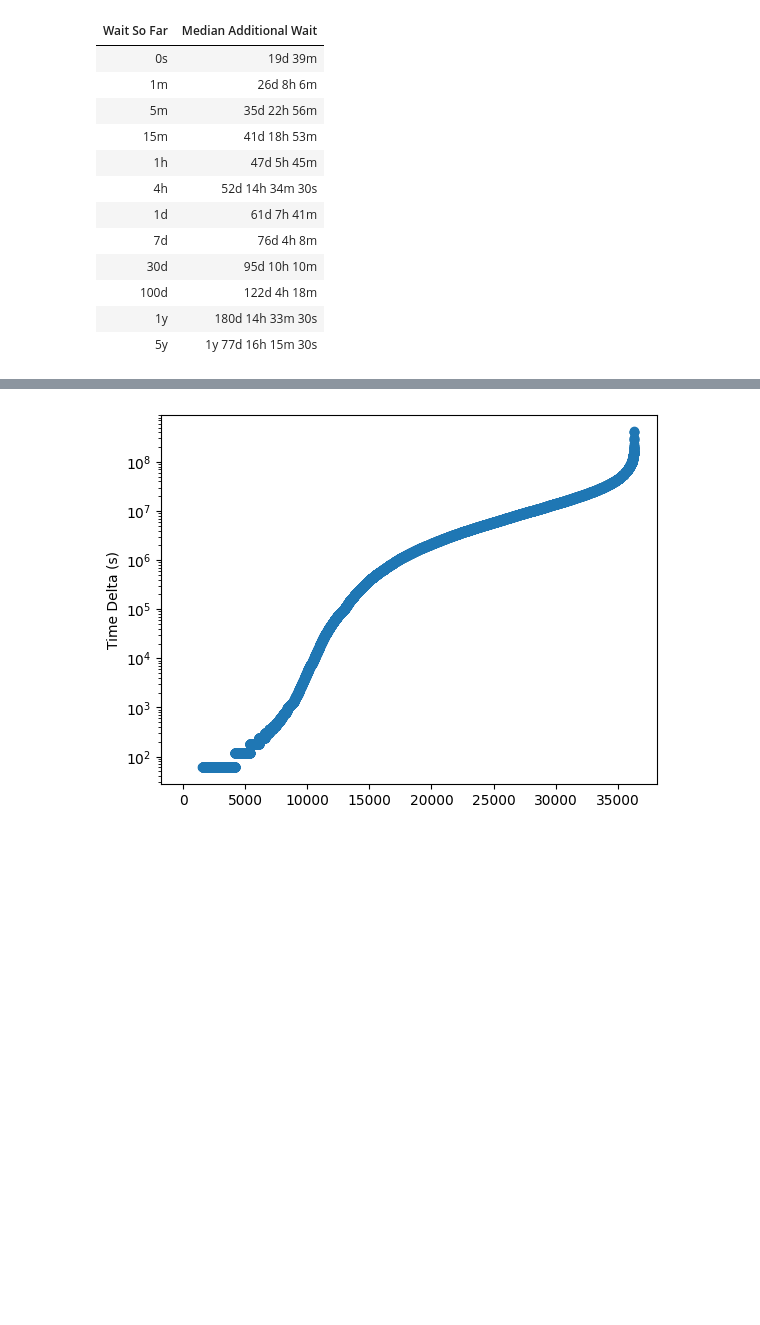
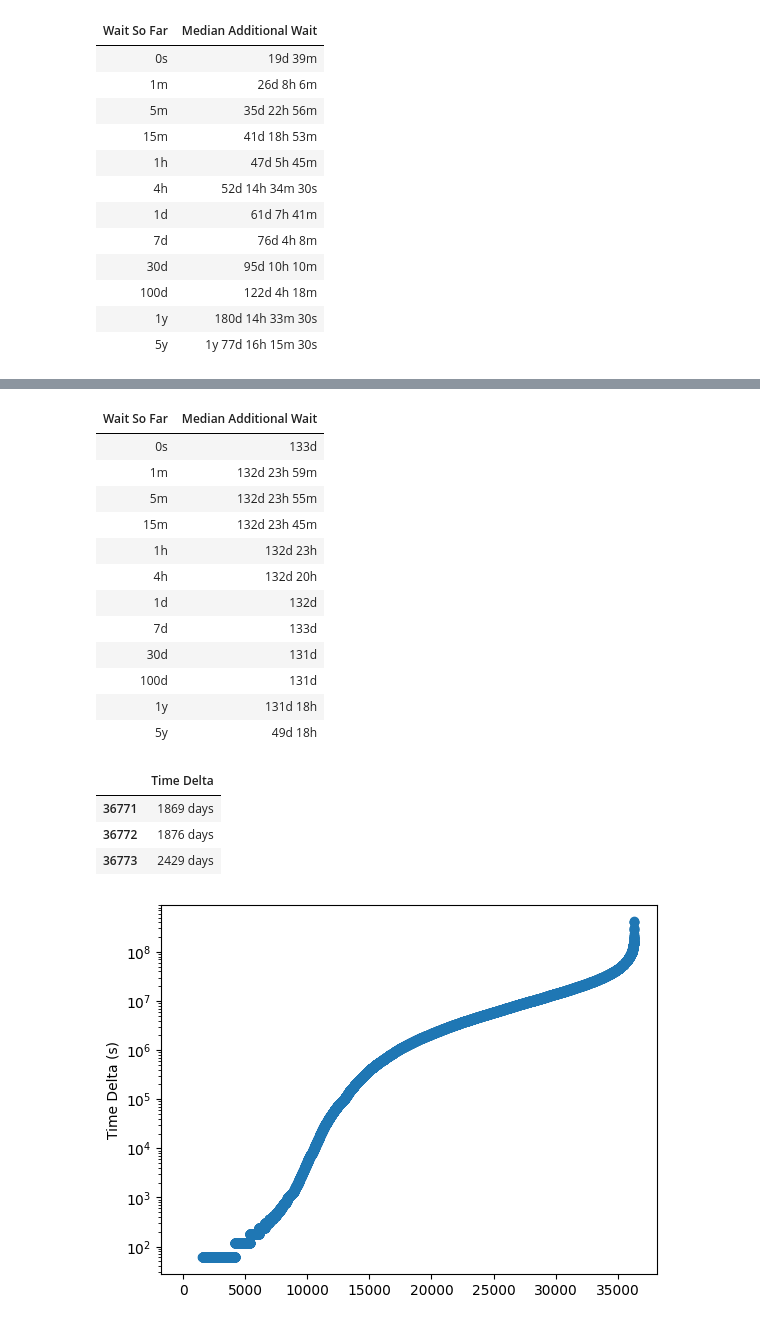
Before and after one commit to CarlKCarlK/wait-times, a Jupyter notebook: wait-times.ipynb, the cells around one changed output, grey strips where cells are left out. Drawn from its saved outputs; the diff is of its cells as text; code cells hidden in the pictures; blank space fills up the shorter version.

Commit message:
lotto

```diff
--- a/wait-times.ipynb
+++ b/wait-times.ipynb
@@ -52,27 +52,26 @@ seconds_to_text(100)
 # %% [output]
 '1m 40s'
 # %%
-wait_ticks = [0, 60, 60*5, 60*15, 3600, 3600*4, 86400, 86400 * 7,86400 * 30, 86400 * 100, 86400 * 365.25, 86400 * 365.25 * 5]
-wait_tick_labels = [seconds_to_text(wait_tick) for wait_tick in wait_ticks]
-print(wait_tick_labels)
+wiki_wait_ticks = [0, 60, 60*5, 60*15, 3600, 3600*4, 86400, 86400 * 7,86400 * 30, 86400 * 100, 86400 * 365.25, 86400 * 365.25 * 5]
+wiki_wait_tick_labels = [seconds_to_text(wait_tick) for wait_tick in wiki_wait_ticks]
+print(wiki_wait_tick_labels)
 # %% [output]
 ['0s', '1m', '5m', '15m', '1h', '4h', '1d', '7d', '30d', '100d', '1y', '5y']
 # %%
 
-from datetime import timedelta
 import numpy as np
 
-sorted_time_deltas_seconds = df['Time Delta'].dt.total_seconds()
-results = []
-for value in wait_ticks:
-    greater_values = sorted_time_deltas_seconds[sorted_time_deltas_seconds > value]
-    median_wait = np.median(greater_values)
-    additional_wait = median_wait - value
-    results.append({"Wait So Far": seconds_to_text(value), "Median Additional Wait": seconds_to_text(additional_wait)})
+def wait_wait_table(df, wait_ticks):
+    sorted_time_deltas_seconds = df['Time Delta'].dt.total_seconds()
+    results = []
+    for value in wait_ticks:
+        greater_values = sorted_time_deltas_seconds[sorted_time_deltas_seconds > value]
+        median_wait = np.median(greater_values)
+        additional_wait = median_wait - value
+        results.append({"Wait So Far": seconds_to_text(value), "Median Additional Wait": seconds_to_text(additional_wait)})
+    return pd.DataFrame(results)
 
-# Convert the results into a pandas DataFrame
-results_df = pd.DataFrame(results)
-results_df.style.hide(axis="index")
+wait_wait_table(wiki_df, wiki_wait_ticks).style.hide(axis="index")
 # %% [output]
 | Wait So Far | Median Additional Wait |
 | 0s | 19d 39m |
@@ -89,0 +122,12 @@ results_df.style.hide(axis="index")
+# %%
+seed = 0
+rng = np.random.default_rng(seed)
+last_week_won = 0
+lotto_waits = []
+for week in range(1_000_000):
+    if rng.uniform(high=27.1) < 1.0:
+        lotto_waits.append(week - last_week_won)
+        last_week_won = week
+sorted_lotto_time_deltas = np.sort(np.array(lotto_waits) * 7 * 86400)
+lotto_df = pd.DataFrame(pd.to_timedelta(sorted_lotto_time_deltas,unit="s"), columns=["Time Delta"])
+lotto_df
@@ -90,3 +148,26 @@ results_df.style.hide(axis="index")
+# %%
+wait_wait_table(lotto_df, wiki_wait_ticks).style.hide(axis="index")
+# %% [output]
+| Wait So Far | Median Additional Wait |
+| 0s | 133d |
+| 1m | 132d 23h 59m |
+| 5m | 132d 23h 55m |
+| 15m | 132d 23h 45m |
+| 1h | 132d 23h |
+| 4h | 132d 20h |
+| 1d | 132d |
+| 7d | 133d |
+| 30d | 131d |
+| 100d | 131d |
+| 1y | 131d 18h |
+| 5y | 49d 18h |
+# %%
+lotto_df[lotto_df["Time Delta"] > pd.to_timedelta(86400 * 365.25 * 5, unit="s")]
+# %% [output]
+|  | Time Delta |
+| 36771 | 1869 days |
+| 36772 | 1876 days |
+| 36773 | 2429 days |
 # %%
 import numpy as np
 import matplotlib.pyplot as plt
```
Also changed, not shown: parts of 7 cells of this notebook.
